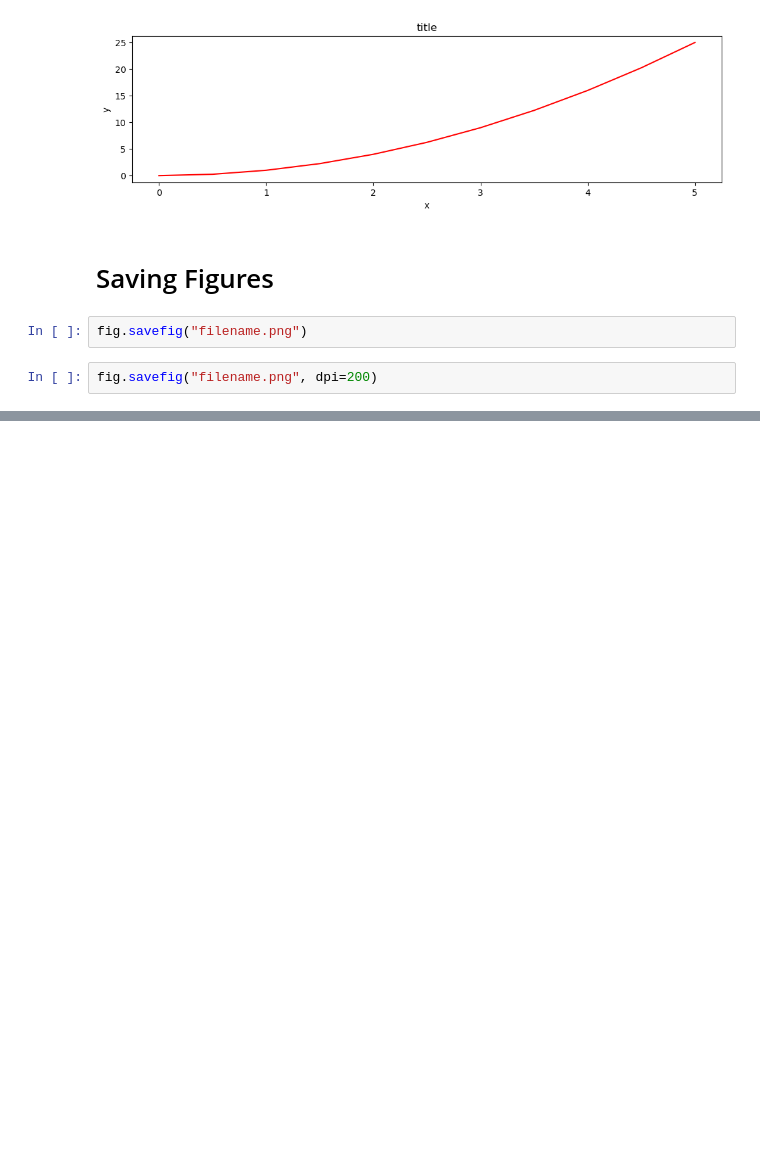
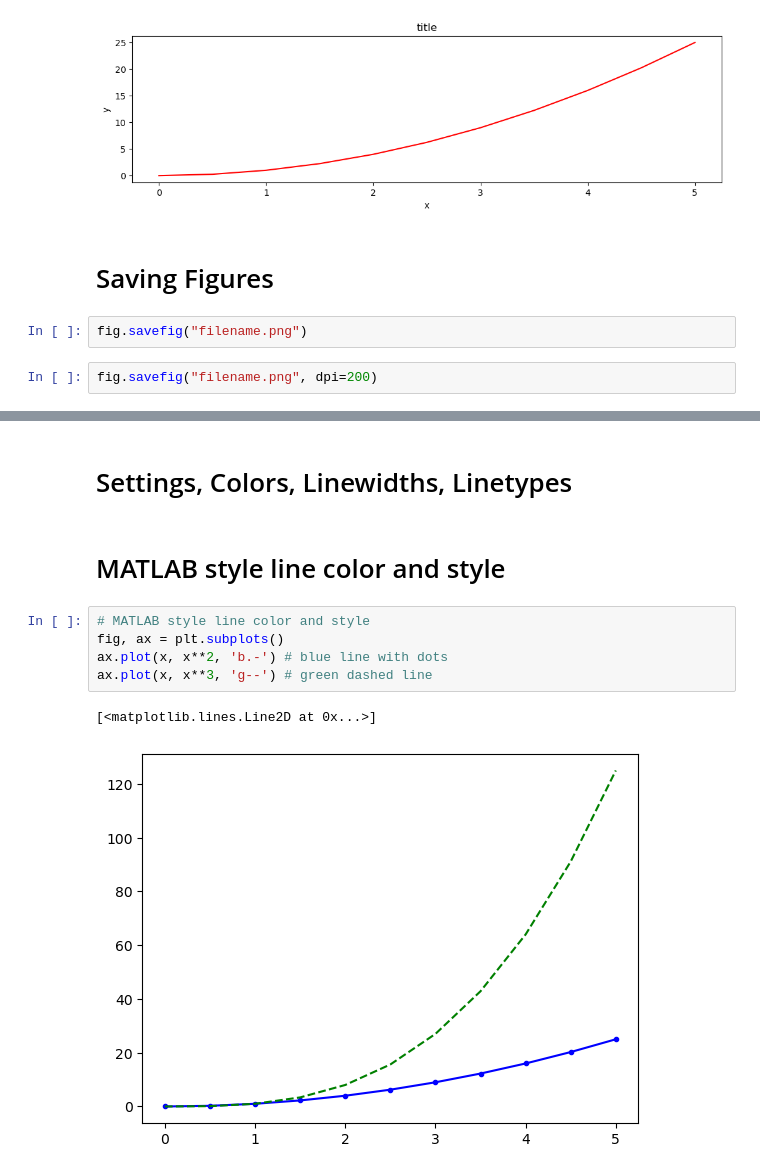
Before and after one commit to ridelsam/DataScience-ML, a Jupyter notebook: 03Matplotlib/matplotlib-concepts.ipynb, the cells around one changed output, grey strips where cells are left out. Cells and saved outputs as stored; diff of their text form; blank space fills up the shorter version.

```diff
--- a/03Matplotlib/matplotlib-concepts.ipynb
+++ b/03Matplotlib/matplotlib-concepts.ipynb
@@ -99,0 +116,12 @@ fig.savefig("filename.png", dpi=200)
+# %% [markdown]
+# Settings, Colors, Linewidths, Linetypes
+# %% [markdown]
+# MATLAB style line color and style
+# %%
+# MATLAB style line color and style
+fig, ax = plt.subplots()
+ax.plot(x, x**2, 'b.-') # blue line with dots
+ax.plot(x, x**3, 'g--') # green dashed line
+# %% [output]
+[<matplotlib.lines.Line2D at 0x...>]
+[figure, added]
```
Also changed, not shown: parts of 9 cells of this notebook.
